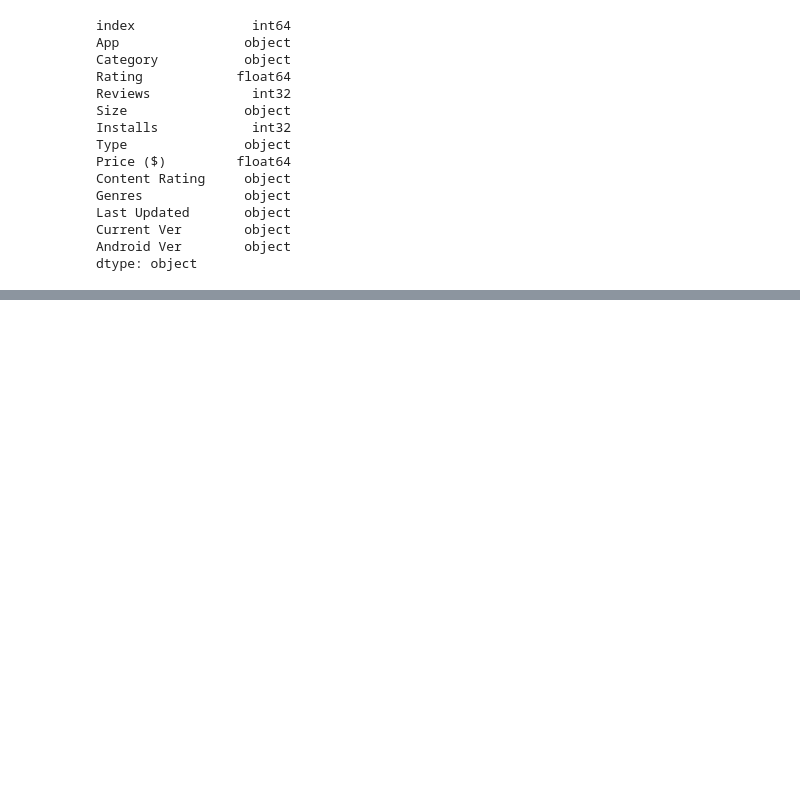
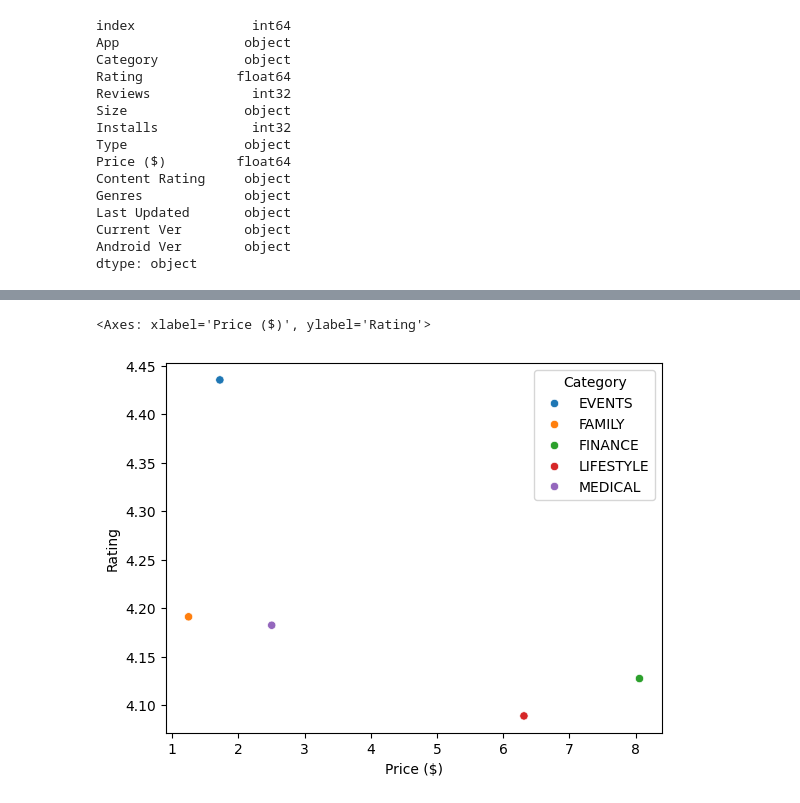
Before and after one commit to s-batish/data_visualisation_project, a Jupyter notebook: google_play_store_apps.ipynb, the cells around one changed output, grey strips where cells are left out. Saved outputs shown, nothing was run; the diff lists cells and outputs as text; code cells hidden in the pictures; blank space fills up the shorter version.

```diff
--- a/google_play_store_apps.ipynb
+++ b/google_play_store_apps.ipynb
@@ -283,0 +343,5 @@ apps
+# %%
+sns.scatterplot(average_price, y="Rating", x="Price ($)", hue="Category")
+# %% [output]
+<Axes: xlabel='Price ($)', ylabel='Rating'>
+[figure, added]
```
Also changed, not shown: parts of 13 cells of this notebook.
